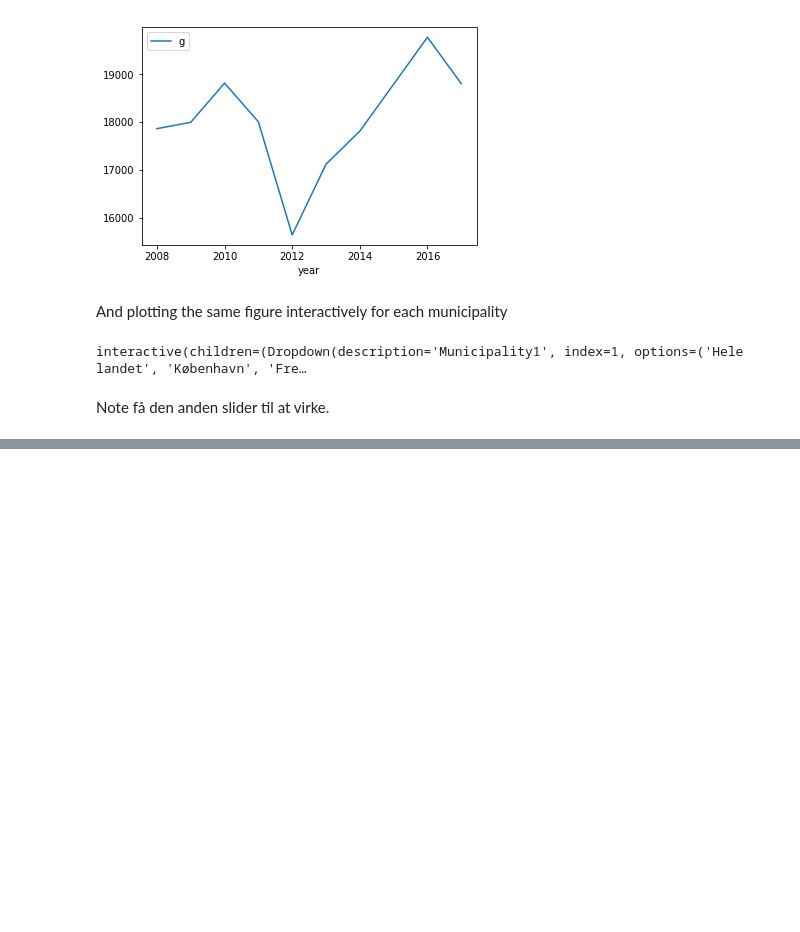
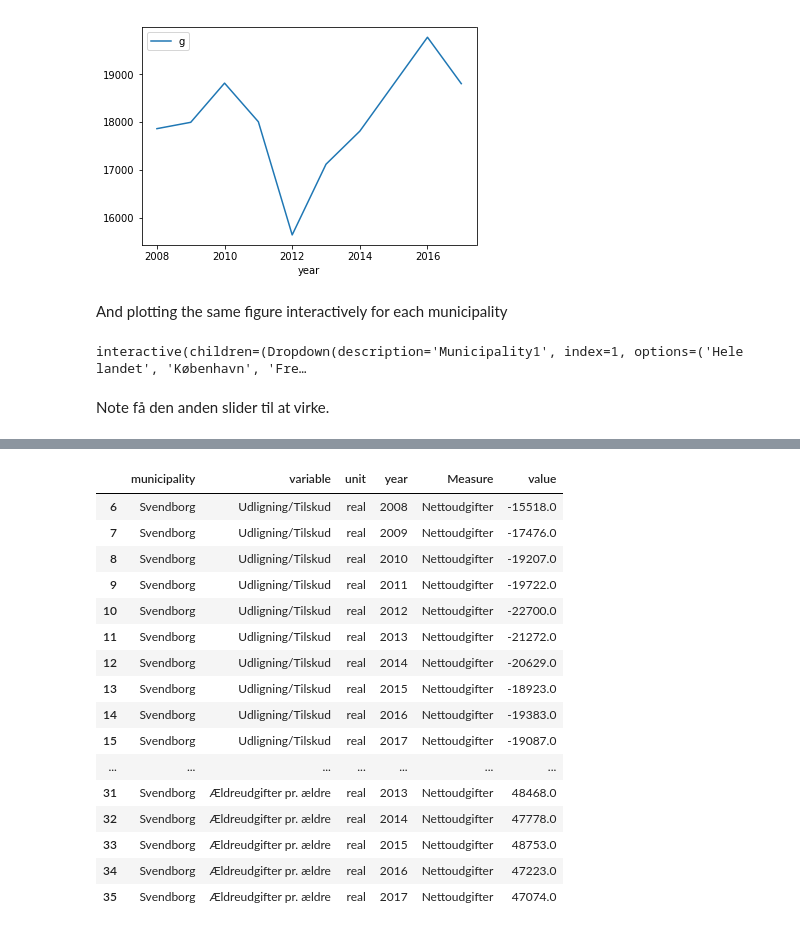
Before and after one commit to NumEconCopenhagen/projects-2019-peter-larsens-kaffe-m-havre, a Jupyter notebook: dataproject/dataProject.ipynb, the cells around one changed output, grey strips where cells are left out. Drawn from its saved outputs; the diff is of its cells as text; code cells hidden in the pictures; blank space fills up the shorter version.

```diff
--- a/dataproject/dataProject.ipynb
+++ b/dataproject/dataProject.ipynb
@@ -245,0 +337,21 @@ Note få den anden slider til at virke.
+# %%
+# Quick Overview;
+nglk_true.head(20)
+# %% [output]
+|  | municipality | variable | unit | year | Measure | value |
+| 6 | Svendborg | Udligning/Tilskud | real | 2008 | Nettoudgifter | -15518.0 |
+| 7 | Svendborg | Udligning/Tilskud | real | 2009 | Nettoudgifter | -17476.0 |
+| 8 | Svendborg | Udligning/Tilskud | real | 2010 | Nettoudgifter | -19207.0 |
+| 9 | Svendborg | Udligning/Tilskud | real | 2011 | Nettoudgifter | -19722.0 |
+| 10 | Svendborg | Udligning/Tilskud | real | 2012 | Nettoudgifter | -22700.0 |
+| 11 | Svendborg | Udligning/Tilskud | real | 2013 | Nettoudgifter | -21272.0 |
+| 12 | Svendborg | Udligning/Tilskud | real | 2014 | Nettoudgifter | -20629.0 |
+| 13 | Svendborg | Udligning/Tilskud | real | 2015 | Nettoudgifter | -18923.0 |
+| 14 | Svendborg | Udligning/Tilskud | real | 2016 | Nettoudgifter | -19383.0 |
+| 15 | Svendborg | Udligning/Tilskud | real | 2017 | Nettoudgifter | -19087.0 |
+| ... | ... | ... | ... | ... | ... | ... |
+| 31 | Svendborg | Ældreudgifter pr. ældre | real | 2013 | Nettoudgifter | 48468.0 |
+| 32 | Svendborg | Ældreudgifter pr. ældre | real | 2014 | Nettoudgifter | 47778.0 |
+| 33 | Svendborg | Ældreudgifter pr. ældre | real | 2015 | Nettoudgifter | 48753.0 |
+| 34 | Svendborg | Ældreudgifter pr. ældre | real | 2016 | Nettoudgifter | 47223.0 |
+| 35 | Svendborg | Ældreudgifter pr. ældre | real | 2017 | Nettoudgifter | 47074.0 |
```
Also changed, not shown: parts of 7 cells of this notebook.
